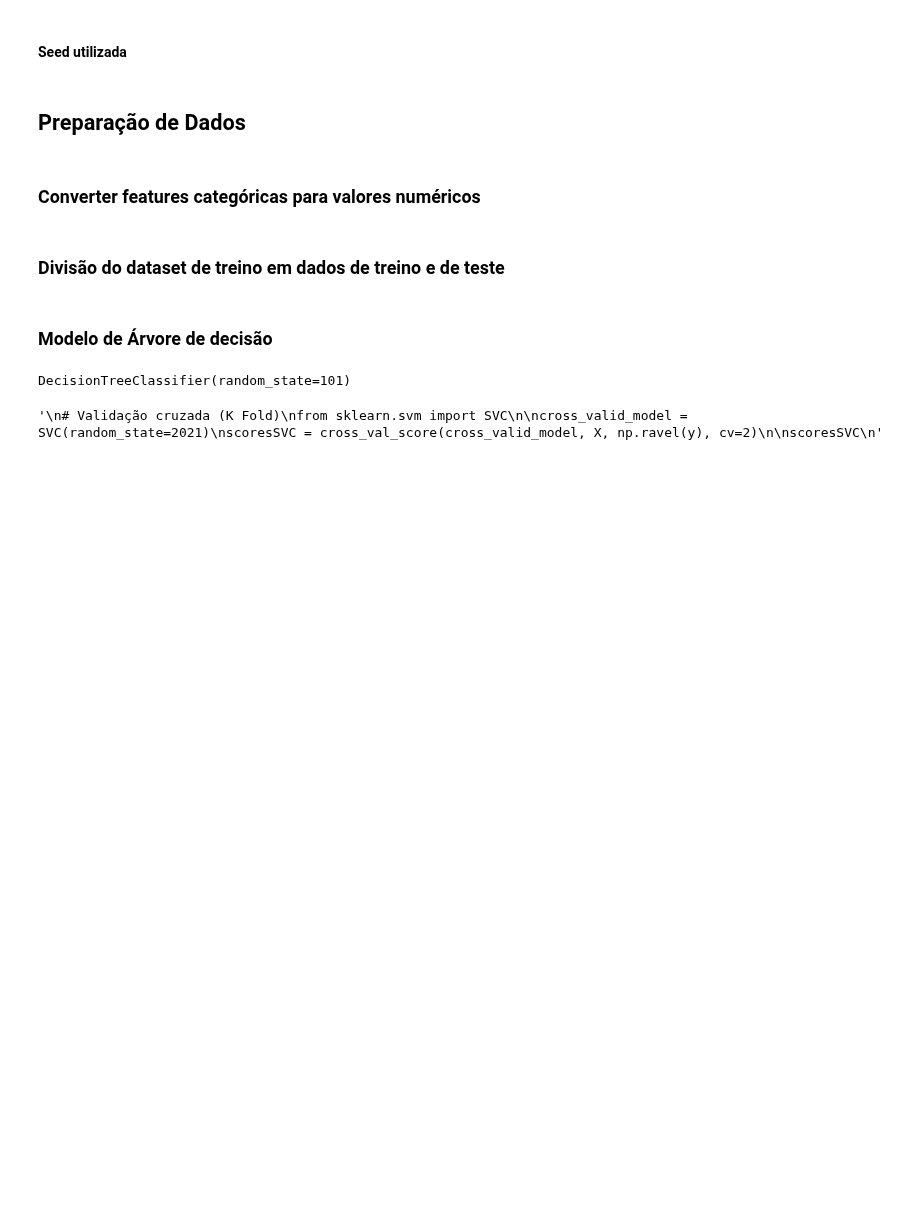
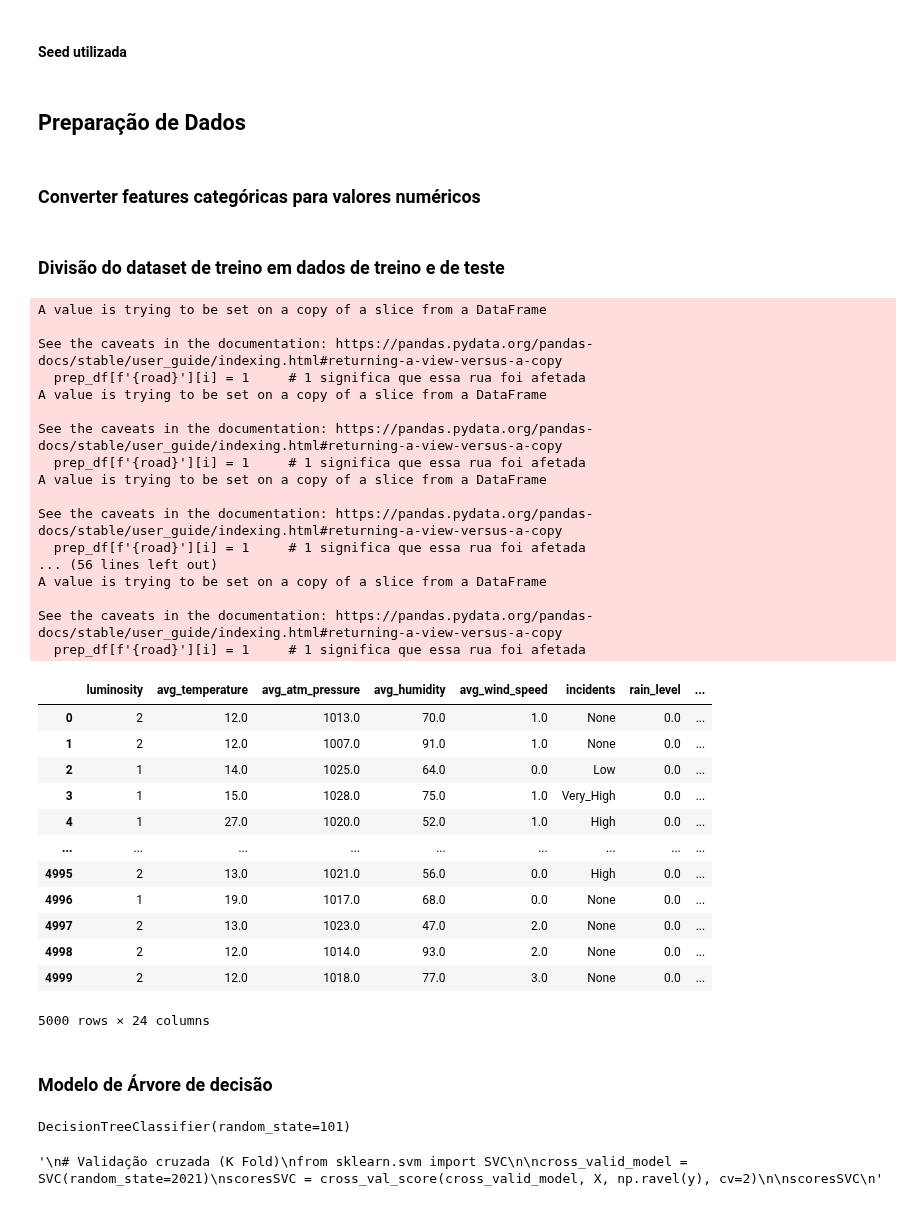
Before and after one commit to gonaloppcc/projetoDAA, a Jupyter notebook: competition/decision_tree.ipynb, the cells around one changed output. Drawn from its saved outputs; the diff is of its cells as text; code cells hidden in the pictures; blank space fills up the shorter version.

```diff
--- a/competition/decision_tree.ipynb
+++ b/competition/decision_tree.ipynb
@@ -186,13 +207,44 @@ def decision_tree_data_preparation(df: DataFrame) -> DataFrame:
 # %%
 from sklearn.model_selection import train_test_split
 
 X = decision_tree_data_preparation(train_df)
-
+X
 y = X['incidents']
 
 X.drop(columns=['incidents'], inplace=True)
 
 X_train, X_test, y_train, y_test = train_test_split(X, y, test_size=0.2, random_state=SEED)
+# %% [output]
+A value is trying to be set on a copy of a slice from a DataFrame
+
+See the caveats in the documentation: https://pandas.pydata.org/pandas-docs/stable/user_guide/indexing.html#returning-a-view-versus-a-copy
+  prep_df[f'{road}'][i] = 1     # 1 significa que essa rua foi afetada
+A value is trying to be set on a copy of a slice from a DataFrame
+
+See the caveats in the documentation: https://pandas.pydata.org/pandas-docs/stable/user_guide/indexing.html#returning-a-view-versus-a-copy
+  prep_df[f'{road}'][i] = 1     # 1 significa que essa rua foi afetada
+A value is trying to be set on a copy of a slice from a DataFrame
+
+See the caveats in the documentation: https://pandas.pydata.org/pandas-docs/stable/user_guide/indexing.html#returning-a-view-versus-a-copy
+  prep_df[f'{road}'][i] = 1     # 1 significa que essa rua foi afetada
+... (56 lines left out)
+A value is trying to be set on a copy of a slice from a DataFrame
+
+See the caveats in the documentation: https://pandas.pydata.org/pandas-docs/stable/user_guide/indexing.html#returning-a-view-versus-a-copy
+  prep_df[f'{road}'][i] = 1     # 1 significa que essa rua foi afetada
+|  | luminosity | avg_temperature | avg_atm_pressure | avg_humidity | avg_wind_speed | incidents | rain_level | ... |
+| 0 | 2 | 12.0 | 1013.0 | 70.0 | 1.0 | None | 0.0 | ... |
+| 1 | 2 | 12.0 | 1007.0 | 91.0 | 1.0 | None | 0.0 | ... |
+| 2 | 1 | 14.0 | 1025.0 | 64.0 | 0.0 | Low | 0.0 | ... |
+| 3 | 1 | 15.0 | 1028.0 | 75.0 | 1.0 | Very_High | 0.0 | ... |
+| 4 | 1 | 27.0 | 1020.0 | 52.0 | 1.0 | High | 0.0 | ... |
+| ... | ... | ... | ... | ... | ... | ... | ... | ... |
+| 4995 | 2 | 13.0 | 1021.0 | 56.0 | 0.0 | High | 0.0 | ... |
+| 4996 | 1 | 19.0 | 1017.0 | 68.0 | 0.0 | None | 0.0 | ... |
+| 4997 | 2 | 13.0 | 1023.0 | 47.0 | 2.0 | None | 0.0 | ... |
+| 4998 | 2 | 12.0 | 1014.0 | 93.0 | 2.0 | None | 0.0 | ... |
+| 4999 | 2 | 12.0 | 1018.0 | 77.0 | 3.0 | None | 0.0 | ... |
+5000 rows × 24 columns
 # %% [markdown]
 ### Modelo de Árvore de decisão
 # %%
```
Also changed, not shown: parts of 7 cells of this notebook.
